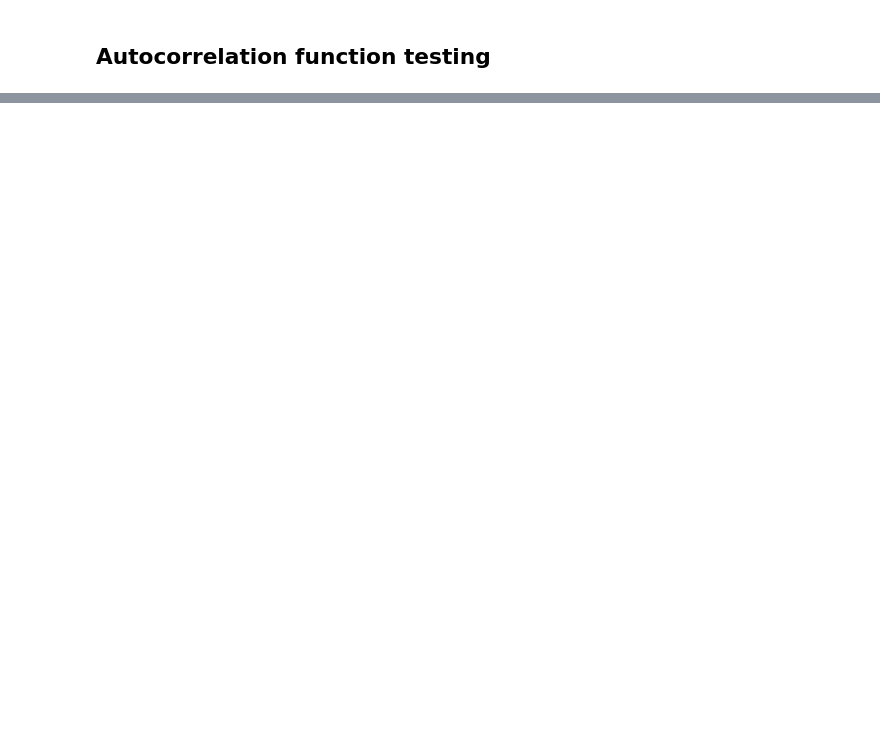
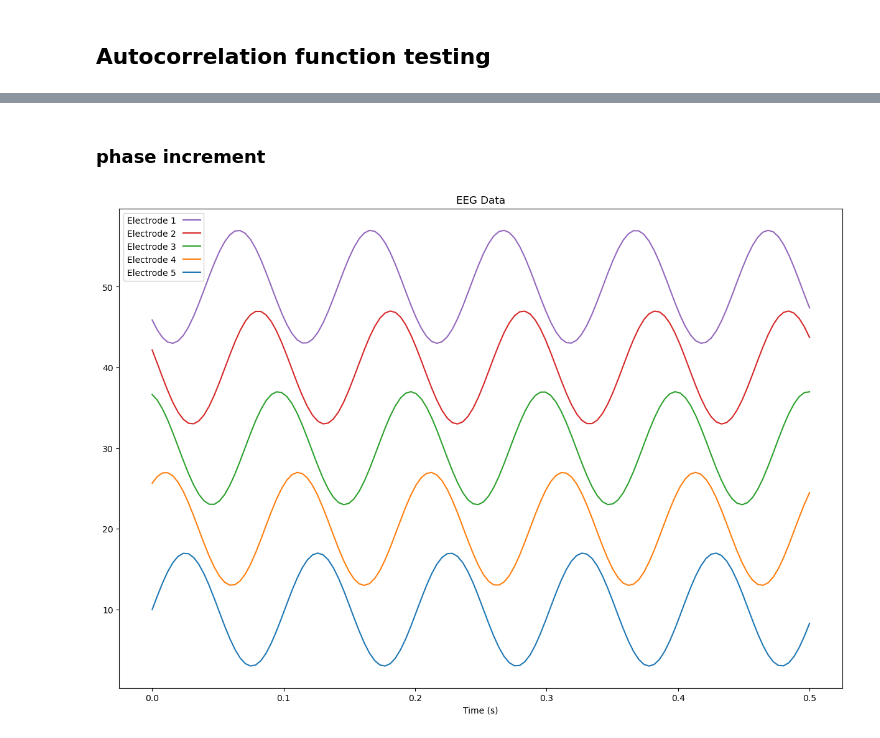
Before and after one commit to jaketear1/testing_learning, a Jupyter notebook: git-test/simulations_test.ipynb, the cells around one changed output, grey strips where cells are left out. Cells and saved outputs as stored; diff of their text form; code cells hidden in the pictures; blank space fills up the shorter version.

```diff
--- a/git-test/simulations_test.ipynb
+++ b/git-test/simulations_test.ipynb
@@ -9,10 +11,9 @@ import statsmodels.api as sm
 from scipy.stats import pearsonr
 import mne
 
-def sine_func(fs, freq, amp, time):
-    samples = fs*time
-    time = np.arange(samples)
-    voltage = amp * np.sin(2 * np.pi * freq * time / fs)
-
-    return time, voltage
+def sine_func(fs, freq, amp, time, phase=0):
+    samples = fs * time
+    t = np.arange(samples)
+    voltage = amp * np.sin(2 * np.pi * freq * t / fs + phase)
+    return t, voltage
 # %% [markdown]
@@ -69,0 +191,69 @@ plt.show()
+# %% [markdown]
+### phase increment
+# %%
+fs = 256
+timepoints = 128
+
+freq = 10  # in Hz
+amp = 7  # in arbitrary units (au)
+duration = timepoints / fs  # in seconds
+phase_increment = np.pi / n_channels  # Phase increment for each channel
+
+n_channels = 5
+
+all_alpha = np.zeros((n_channels, timepoints))
+
+for i in range(n_channels):
+    _, sine = sine_func(fs, freq, amp, duration, phase=i * (phase_increment*1.5))
+    sine = sine + 10  # add a DC offset
+    all_alpha[i, :] = sine
+
+time = np.linspace(0, timepoints / fs, timepoints)
+
+# Plotting
+plt.figure(figsize=(15, 10))
+plots = []
+labels = []
+
+for i in range(n_channels):
+    plot_handle, = plt.plot(time, all_alpha[i] + i * 10, label=f'Electrode {n_channels-i}')
+    plots.append(plot_handle)
+    labels.append(f'Electrode {n_channels-i}')  # Reverse order of labels
+
+# Reverse the plot handles and labels for the legend
+plt.legend(plots[::-1], labels[::-1], markerfirst=False)
+
+plt.xlabel('Time (s)')
+plt.title('EEG Data')
+plt.show()
+
+
+tau = 5
+
+Forw = np.zeros((n_channels, n_channels))
+Rev = np.zeros((n_channels, n_channels))
+
+forw_data = all_alpha
+rev_data = np.flip(forw_data, 1)
+
+for i in range(n_channels):
+    for j in range(n_channels):
+        x = pearsonr(forw_data[i, 0:timepoints-tau], forw_data[j, tau:timepoints])
+        y = pearsonr(rev_data[i, 0:timepoints-tau], rev_data[j, tau:timepoints])
+        Forw[i, j] = x[0]
+        Rev[i, j] = y[0]
+# Calculate the irreversible metrics
+Forw = -1/2 * np.log(1 - (Forw**2))
+Rev = -1/2 * np.log(1 - (Rev**2))
+ref_matrix = ((Forw - Rev)**2)
+irrev = np.mean(ref_matrix)
+
+# Print the ref_matrix with electrode pairs
+print("Irrev-- linear phase increment alpha without noise!: " + str(irrev))
+print(ref_matrix)
+print("ref_matrix values with corresponding electrode pairs:")
+for i in range(n_channels):
+    for j in range(n_channels):
+        print(f"ref_matrix[{i+1}, {j+1}] = {ref_matrix[i, j]}")
+# %% [output]
+[figure, added]
```
Also changed, not shown: parts of 11 cells of this notebook.
